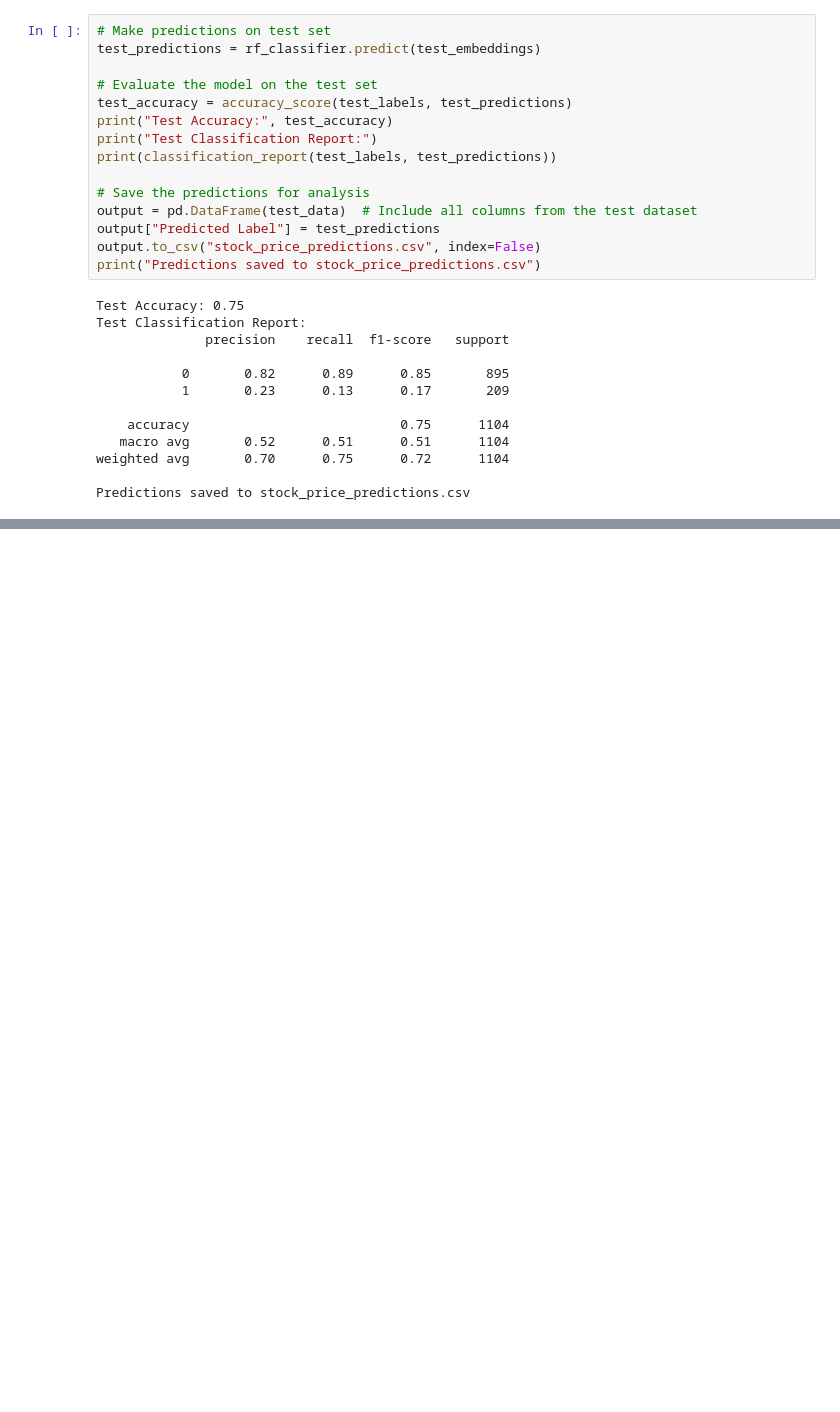
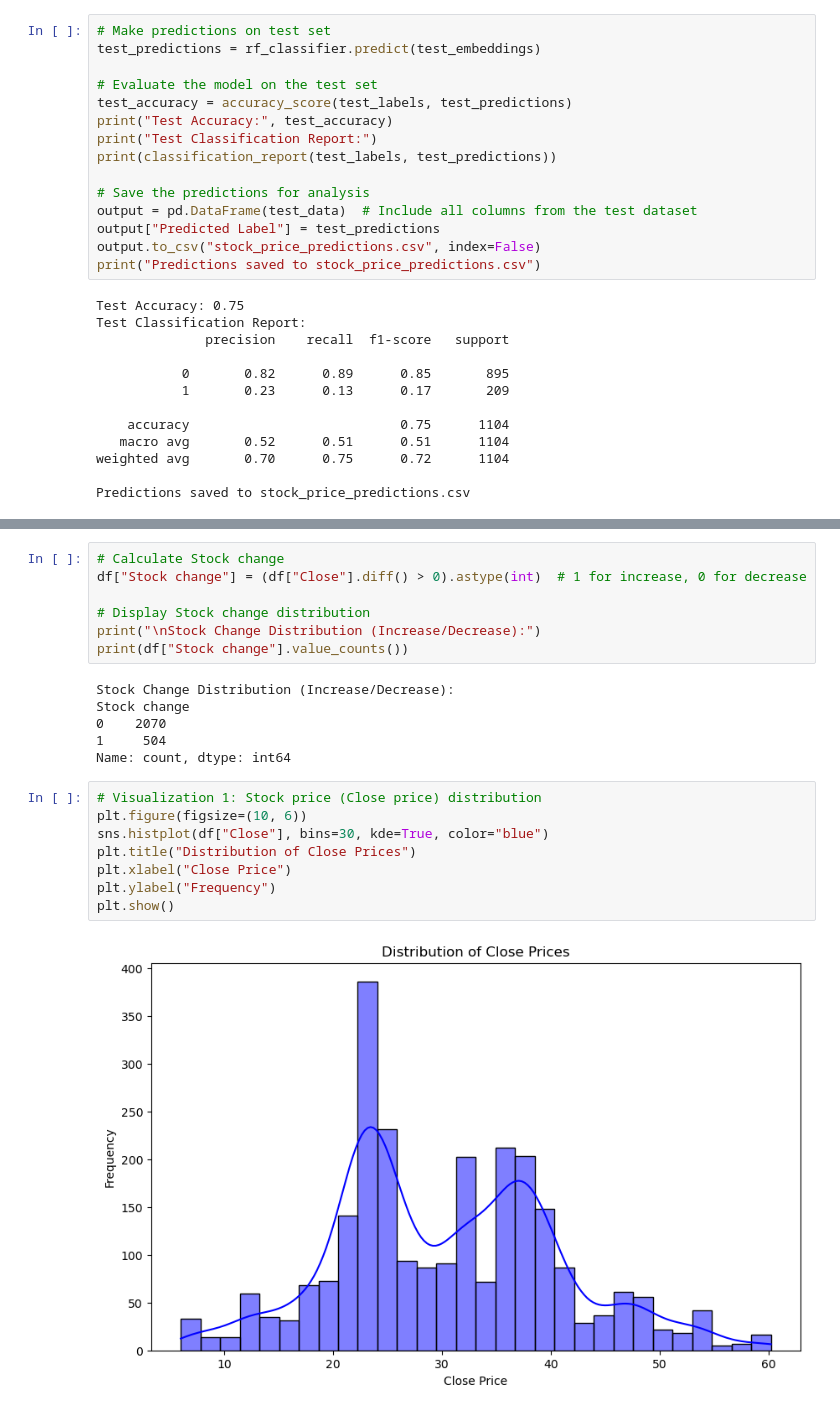
Before and after one commit to TianxiangW1206/Gist_token_BERT_aapl, a Jupyter notebook: Gist_token_model.ipynb, the cells around one changed output, grey strips where cells are left out. Saved outputs shown, nothing was run; the diff lists cells and outputs as text; blank space fills up the shorter version.

```diff
--- a/Gist_token_model.ipynb
+++ b/Gist_token_model.ipynb
@@ -533,0 +411,23 @@ Predictions saved to stock_price_predictions.csv
+# %%
+# Calculate Stock change
+df["Stock change"] = (df["Close"].diff() > 0).astype(int)  # 1 for increase, 0 for decrease
+
+# Display Stock change distribution
+print("\nStock Change Distribution (Increase/Decrease):")
+print(df["Stock change"].value_counts())
+# %% [output]
+Stock Change Distribution (Increase/Decrease):
+Stock change
+0    2070
+1     504
+Name: count, dtype: int64
+# %%
+# Visualization 1: Stock price (Close price) distribution
+plt.figure(figsize=(10, 6))
+sns.histplot(df["Close"], bins=30, kde=True, color="blue")
+plt.title("Distribution of Close Prices")
+plt.xlabel("Close Price")
+plt.ylabel("Frequency")
+plt.show()
+# %% [output]
+[figure, added]
```
Also changed, not shown: parts of 19 cells of this notebook.
